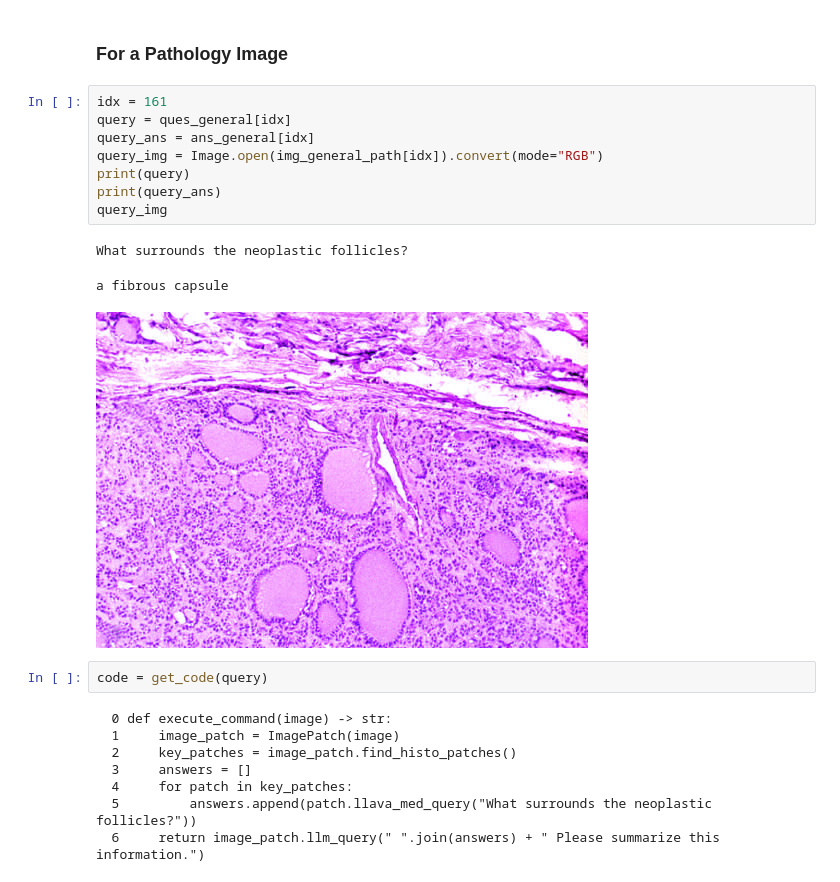
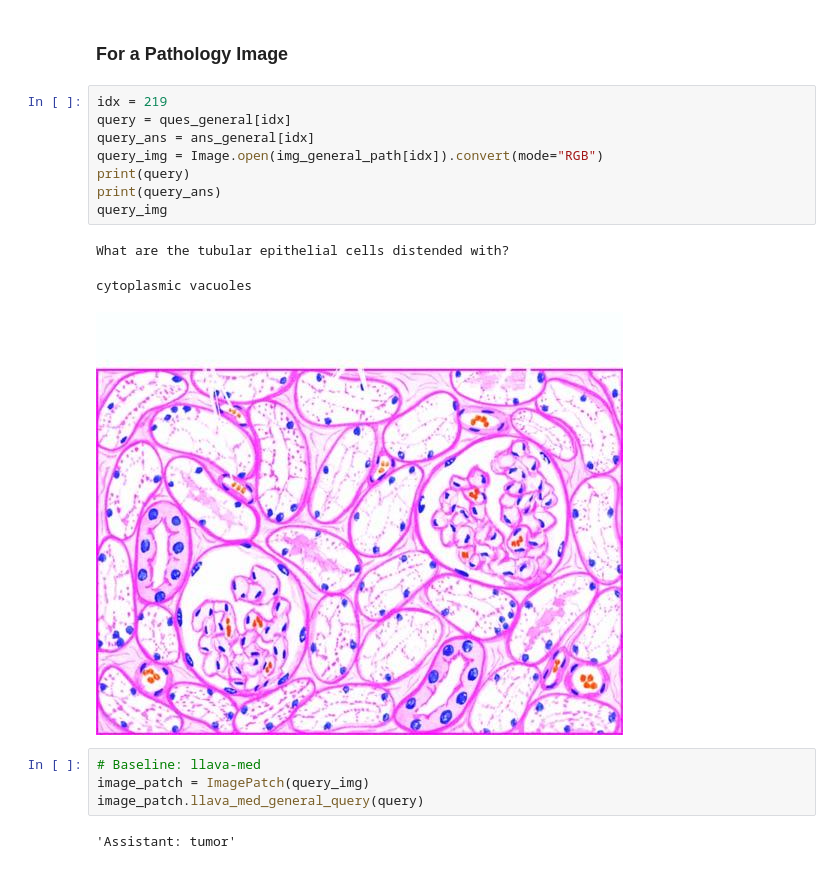
Before and after one commit to embedded-robotics/vipergpt, a Jupyter notebook: llava_med_integration.ipynb, the cells around one changed output. Cells and saved outputs as stored; diff of their text form.

Commit message:
modify llavamed apis

```diff
--- a/llava_med_integration.ipynb
+++ b/llava_med_integration.ipynb
@@ -40,24 +28,20 @@ img_general_path = [img_train_path + qas['image'] + '.jpg' for qas in qas_genera
 # %% [markdown]
 ### For a Pathology Image
 # %%
-idx = 161
+idx = 219
 query = ques_general[idx]
 query_ans = ans_general[idx]
 query_img = Image.open(img_general_path[idx]).convert(mode="RGB")
 print(query)
 print(query_ans)
 query_img
 # %% [output]
-What surrounds the neoplastic follicles?
+What are the tubular epithelial cells distended with?
-a fibrous capsule
+cytoplasmic vacuoles
-[figure, old version]
+[figure, new version]
-# %%
-code = get_code(query)
-# %% [output]
-  0 def execute_command(image) -> str:
-  1     image_patch = ImagePatch(image)
-  2     key_patches = image_patch.find_histo_patches()
-  3     answers = []
-  4     for patch in key_patches:
-  5         answers.append(patch.llava_med_query("What surrounds the neoplastic follicles?"))
-  6     return image_patch.llm_query(" ".join(answers) + " Please summarize this information.")
+# %%
+# Baseline: llava-med
+image_patch = ImagePatch(query_img)
+image_patch.llava_med_general_query(query)
+# %% [output]
+'Assistant: tumor'
```
Also changed, not shown: parts of 5 cells of this notebook, 5 other files.
